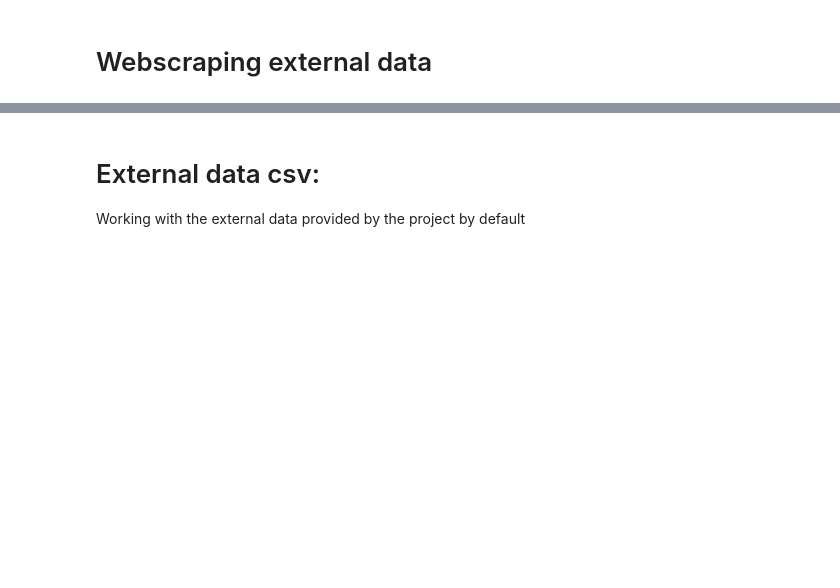
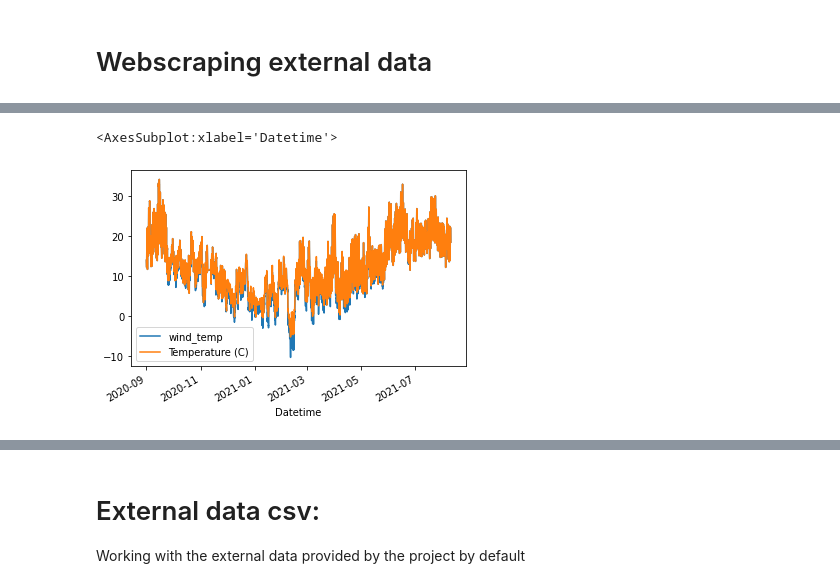
Before and after one commit to Rehann2/bike_counts_Kaan_Rehan, a Jupyter notebook: bike_counters_starting_kit.ipynb, the cells around one changed output, grey strips where cells are left out. Drawn from its saved outputs; the diff is of its cells as text; code cells hidden in the pictures; blank space fills up the shorter version.

Commit message:
worked with the webscraped data from prevision meteo, data almost ready to use in the model

```diff
--- a/bike_counters_starting_kit.ipynb
+++ b/bike_counters_starting_kit.ipynb
@@ -134,3 +135,33 @@ bike_counts.log_bike_count.plot(kind="bar")
 [figure]
 # %% [markdown]
 # Webscraping external data
+# %%
+import datetime as dt
+dates = data.date.dt.date.unique()
+df_weather = pd.DataFrame()
+sunshine_time = pd.Series(index=dates, dtype="object")
+missing_dates = []
+
+for date in dates:
+
+    url = f'https://prevision-meteo.ch/climat/horaire/paris-montsouris/{date}'
+    html = requests.get(url).content
+
+    try:
+        _, df_hour, df_day  = pd.read_html(html)
+    except:
+        missing_dates.append(date)
+        continue
+
+    df_hour.insert(0, ("Heure UTC1", "date"), date)
+    date = pd.to_datetime(df_hour["Heure UTC1", "date"])
+    time = pd.to_datetime(df_hour["Heure UTC1", "Heure UTC1"], format="%H:%M") - dt.datetime(1900,1,1)
+    df_hour.drop(columns=df_hour.columns[0:2], inplace=True)
+    df_hour.insert(0, "Datetime", date+time)
+
+    #Total time of sunshine in 24 hour day
+    sunshine_time.loc[date] = df_day.loc[0, "Ensoleillement4 [h]"][0]
+
+    df_weather = pd.concat([df_weather, df_hour], ignore_index=True)
+
+sunshine_time = pd.to_datetime(sunshine_time, format = "%H h %M min") - dt.datetime(1900,1,1)
@@ -136,0 +220,7 @@ bike_counts.log_bike_count.plot(kind="bar")
+# %%
+col_names = ["Datetime", "Temperature (C)", "wind_temp", "dew_point_temp", "wind_dir", "wind_speed",
+            "avg_wind_speed", "max_wind_speed", "Humidity", "Pressure", "Visibility", "Cloudiness",
+            "Precipitation", "Comment"]
+df_weather.columns = col_names
+df_weather.set_index("Datetime", inplace=True)
+df_weather.head()
@@ -136,0 +235,5 @@ bike_counts.log_bike_count.plot(kind="bar")
+# %%
+df_weather.set_index("Datetime")[["wind_temp", "Temperature (C)"]].plot()
+# %% [output]
+<AxesSubplot:xlabel='Datetime'>
+[figure, added]
```
Also changed, not shown: parts of 26 cells of this notebook.
